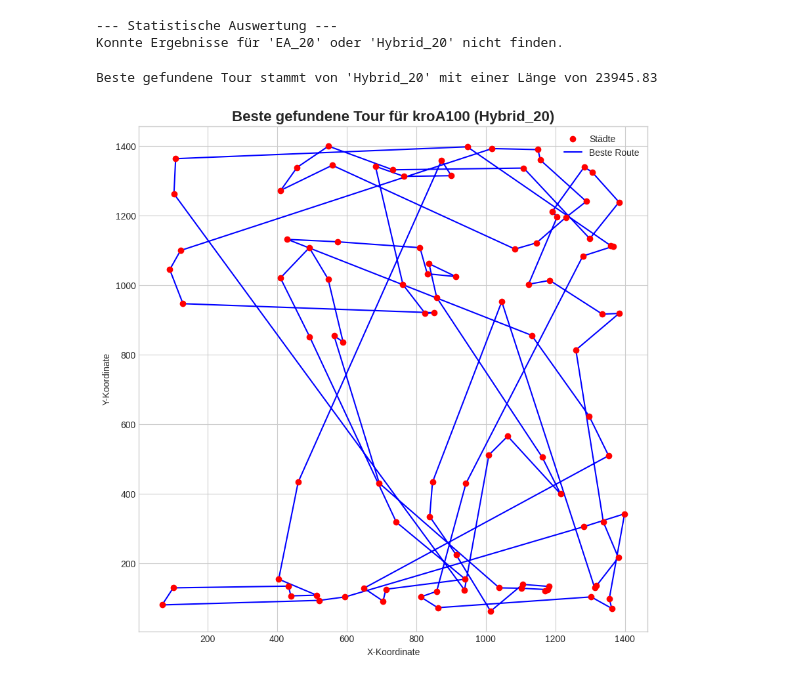
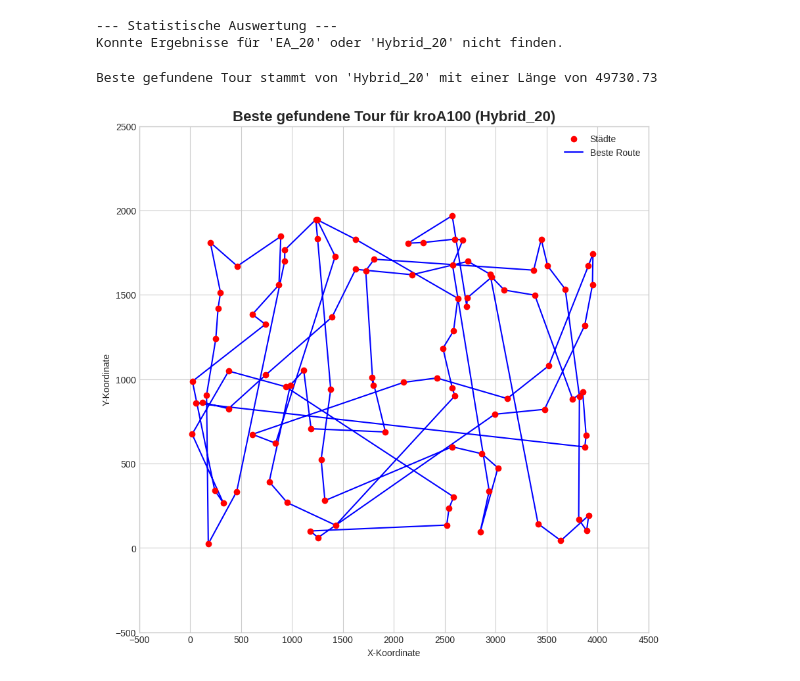
Before and after one commit to CoolhandinMotion/Natural_Computation_PS, a Jupyter notebook: Demo.ipynb, the cells around one changed output. Drawn from its saved outputs; the diff is of its cells as text; code cells hidden in the pictures.

Commit message:
corrected kroa100 data. ordered the utils.py a bit.

```diff
--- a/Demo.ipynb
+++ b/Demo.ipynb
@@ -27,7 +27,7 @@ FITNESS_COUNTER = 0
 # Für finale Ergebnisse können diese Werte wieder erhöht werden (z.B. NUM_RUNS=30, NUM_GENERATIONS=200)
 NUM_RUNS = 2              # Reduziert von 10 für schnellere Demonstration
 NUM_GENERATIONS = 100    # Reduziert von 200
-POP_SIZES = [20]
+POP_SIZES = [10]
 TRUNCATION_PERCENTAGE = 0.2
 MUTATION_RATE = 0.2
 # Tabu-Search-Parameter
@@ -35,37 +35,10 @@ TS_ITERATIONS = 10        # Reduziert von 15, um die teure lokale Suche zu besch
 TABU_LIST_SIZE = 20
 # Hybrid-Parameter
 
-HYBRID_TS_START_GENERATION = int(NUM_GENERATIONS * .9)
+HYBRID_TS_START_GENERATION = int(NUM_GENERATIONS * .95)
 HYBRID_TS_IMPROVE_PERCENTAGE = 0.2
 
 CITY_INDICES  = set(range(100))
-# %%
-def parse_tsp_data(data:str)->NDArray:
-    """Parst die Koordinaten aus den TSP-Daten."""
-    "data is a huge string for now"
-    coords = []
-    in_coord_section = False
-    for line in data.splitlines():
-        if "NODE_COORD_SECTION" in line:
-            in_coord_section = True
-            continue
-        if "EOF" in line:
-            break
-        if in_coord_section and line.strip():
-            parts = line.strip().split()
-            if len(parts) == 3:
-                coords.append((float(parts[1]), float(parts[2])))
-    return np.array(coords)
-
-def get_distance_matrix(coords:NDArray)->NDArray:
-    """Erstellt eine Distanzmatrix aus den Koordinaten."""
-    num_cities = len(coords) # n_rows for 2D array
-    dist_matrix = np.zeros((num_cities, num_cities))
-    for i in range(num_cities):
-        for j in range(i, num_cities):
-            dist = np.linalg.norm(coords[i] - coords[j])
-            dist_matrix[i, j] = dist_matrix[j, i] = dist
-    return dist_matrix
 # %%
 # Daten direkt aus dem String laden
 coords = parse_tsp_data(kroA100_data_string)
@@ -486,7 +459,7 @@ for pop_size in POP_SIZES:
 --- Statistische Auswertung ---
 Konnte Ergebnisse für 'EA_20' oder 'Hybrid_20' nicht finden.
 # %%
-
+from matplotlib.ticker import MultipleLocator
 
 # --- 7.4 VISUALISIERUNG DER BESTEN TOUR ---
 # Finde die absolut beste Tour über alle Konfigurationen und Läufe
@@ -497,33 +470,38 @@ best_overall_key = ""
 for key, fitness_list in all_results.items():
     if not fitness_list: continue
     min_fitness_in_key = min(fitness_list)
     if min_fitness_in_key < best_overall_fitness:
         best_overall_fitness = min_fitness_in_key
         best_overall_tour = best_tours[key]
         best_overall_key = key
 
 print(f"\nBeste gefundene Tour stammt von '{best_overall_key}' mit einer Länge von {best_overall_fitness:.2f}")
 
 plt.figure(figsize=(10, 10))
+
 plt.title(f'Beste gefundene Tour für kroA100 ({best_overall_key})', fontsize=16, weight='bold')
 # Städte plotten
 plt.scatter(coords[:, 0], coords[:, 1], c='red', zorder=2, label='Städte')
 
 # Tour plotten
 if best_overall_tour:
     # Schließe die Tour für die Visualisierung
     plot_tour = best_overall_tour + [best_overall_tour[0]]
     tour_coords = coords[plot_tour]
     plt.plot(tour_coords[:, 0], tour_coords[:, 1], 'b-', zorder=1, label='Beste Route')
 else:
     print("Keine gültige Tour zur Visualisierung gefunden.")
 
 plt.xlabel('X-Koordinate')
 plt.ylabel('Y-Koordinate')
 plt.legend()
-plt.axis('equal')
+# plt.axis('equal')
 plt.grid(True)
+plt.ylim((-500,2500))
+plt.xlim((-500,4500))
+plt.gca().xaxis.set_major_locator(MultipleLocator(500))
+plt.gca().yaxis.set_major_locator(MultipleLocator(500))
 plt.show()
 # %% [output]
-Beste gefundene Tour stammt von 'Hybrid_20' mit einer Länge von 23945.83
+Beste gefundene Tour stammt von 'Hybrid_20' mit einer Länge von 49730.73
-[figure, old version]
+[figure, new version]
```
Also changed, not shown: parts of 4 cells of this notebook, 1 other file.
